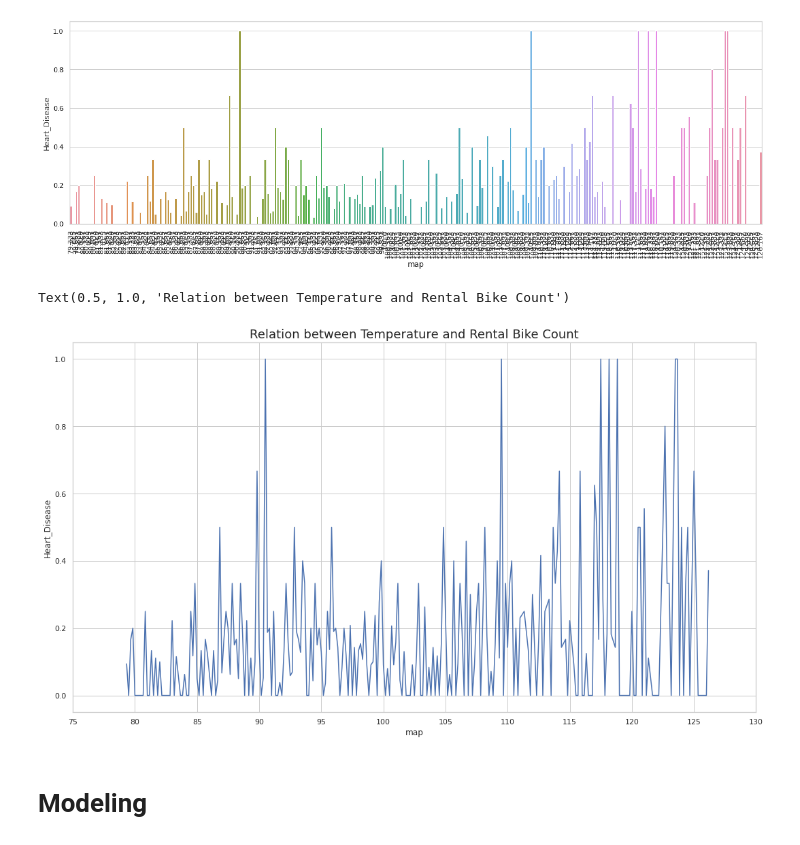
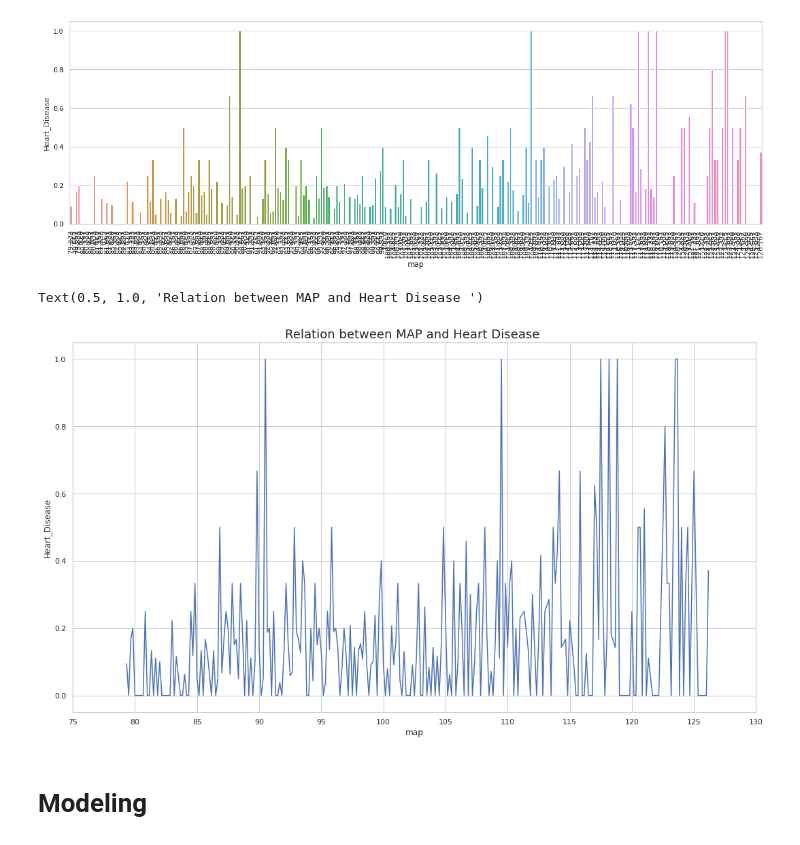
Before and after one commit to guptaprateek98/Capstone_CV_Risk_Prediction, a Jupyter notebook: Capstone_CV_Risk_Prediction.ipynb, the cells around one changed output. Saved outputs shown, nothing was run; the diff lists cells and outputs as text; code cells hidden in the pictures.

```diff
--- a/Capstone_CV_Risk_Prediction.ipynb
+++ b/Capstone_CV_Risk_Prediction.ipynb
@@ -518,13 +510,13 @@ plt.show()
 # %%
 ds_t=dataf.groupby('map').agg({'Heart_Disease':'mean'}).reset_index()
 plt.rcParams['figure.figsize'] = 18,10
 sns.lineplot(ds_t['map'],ds_t['Heart_Disease'])
 plt.xticks(np.arange(75, 135, 5))
 plt.xlabel('map',fontsize=12)
 plt.ylabel('Heart_Disease',fontsize=12)
-plt.title('Relation between Temperature and Rental Bike Count',fontsize=18)
+plt.title('Relation between MAP and Heart Disease ',fontsize=18)
 # %% [output]
-Text(0.5, 1.0, 'Relation between Temperature and Rental Bike Count')
+Text(0.5, 1.0, 'Relation between MAP and Heart Disease ')
-[figure, old version]
+[figure, new version]
 # %% [markdown]
 # **Modeling**
```
Also changed, not shown: parts of 11 cells of this notebook.
